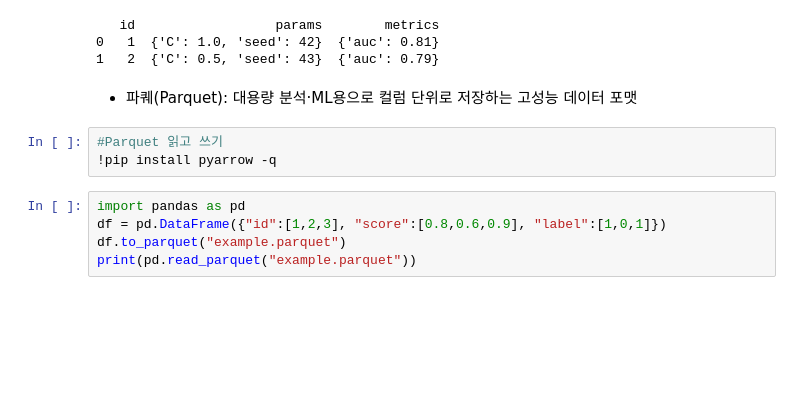
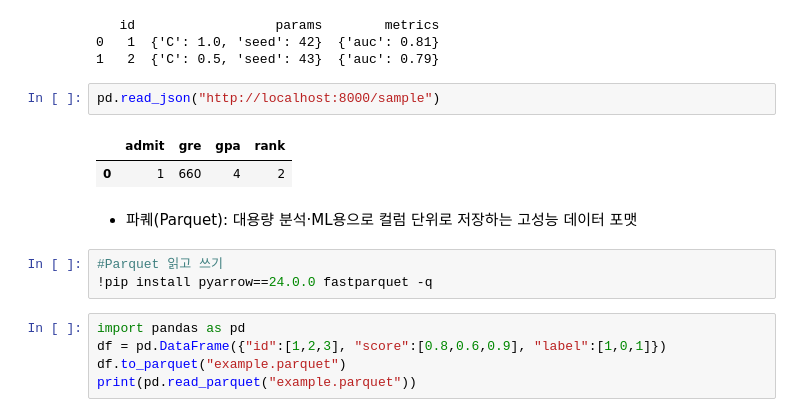
Before and after one commit to ws-l/hh_26_1, a Jupyter notebook: 2주차/HH_2026_2_수업실습_목.ipynb, the cells around one changed output. Cells and saved outputs as stored; diff of their text form; blank space fills up the shorter version.

```diff
--- a/2주차/HH_2026_2_수업실습_목.ipynb
+++ b/2주차/HH_2026_2_수업실습_목.ipynb
@@ -787,11 +831,16 @@ print(df)
    id                  params        metrics
 0   1  {'C': 1.0, 'seed': 42}  {'auc': 0.81}
 1   2  {'C': 0.5, 'seed': 43}  {'auc': 0.79}
+# %%
+pd.read_json("http://localhost:8000/sample")
+# %% [output]
+|  | admit | gre | gpa | rank |
+| 0 | 1 | 660 | 4 | 2 |
 # %% [markdown]
 - 파퀘(Parquet): 대용량 분석·ML용으로 컬럼 단위로 저장하는 고성능 데이터 포맷
 # %%
 #Parquet 읽고 쓰기
-!pip install pyarrow -q
+!pip install pyarrow==24.0.0 fastparquet -q
 # %%
 import pandas as pd
 df = pd.DataFrame({"id":[1,2,3], "score":[0.8,0.6,0.9], "label":[1,0,1]})
```
Also changed, not shown: parts of 11 cells of this notebook.
